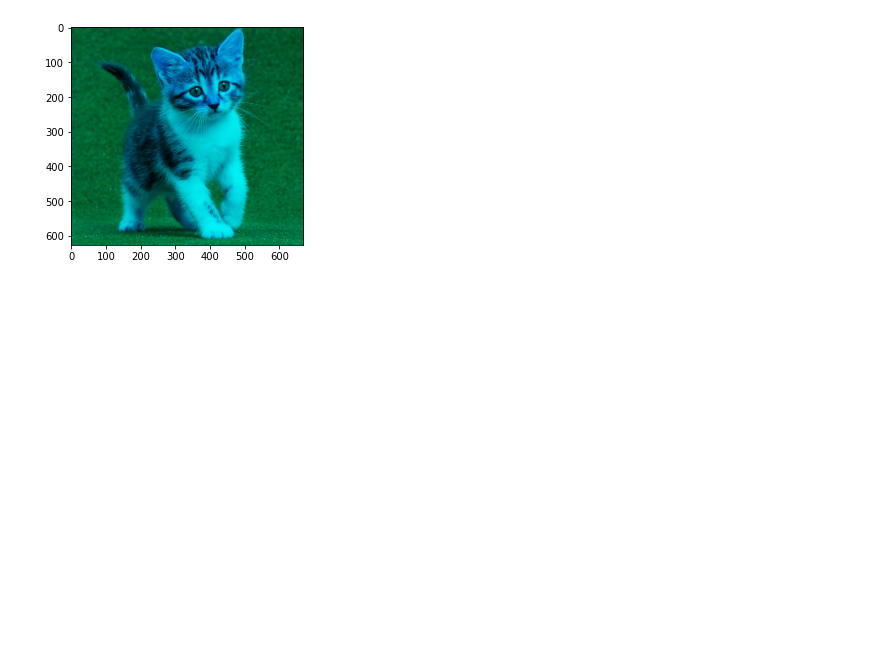
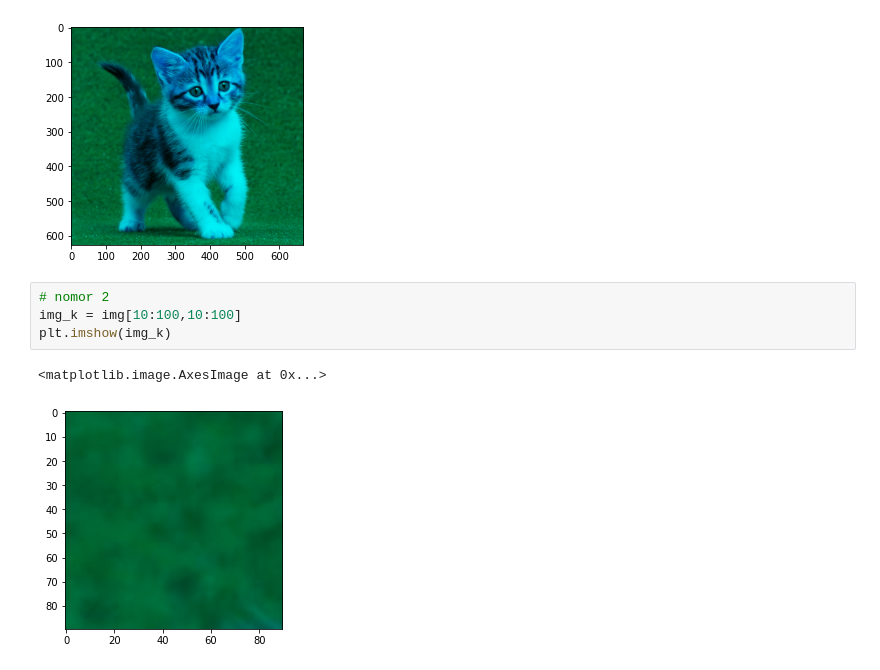
Before and after one commit to SilviaNurMahmudah/PCVK-Modul1, a Jupyter notebook: PCVK_Modul2.ipynb, the cells around one changed output. Cells and saved outputs as stored; diff of their text form; blank space fills up the shorter version.

```diff
--- a/PCVK_Modul2.ipynb
+++ b/PCVK_Modul2.ipynb
@@ -172,3 +172,10 @@ plt.imshow(green_blue)
 # %% [output]
 <matplotlib.image.AxesImage at 0x...>
 [figure]
+# %%
+# nomor 2
+img_k = img[10:100,10:100]
+plt.imshow(img_k)
+# %% [output]
+<matplotlib.image.AxesImage at 0x...>
+[figure, added]
```
Also changed, not shown: parts of 6 cells of this notebook.
